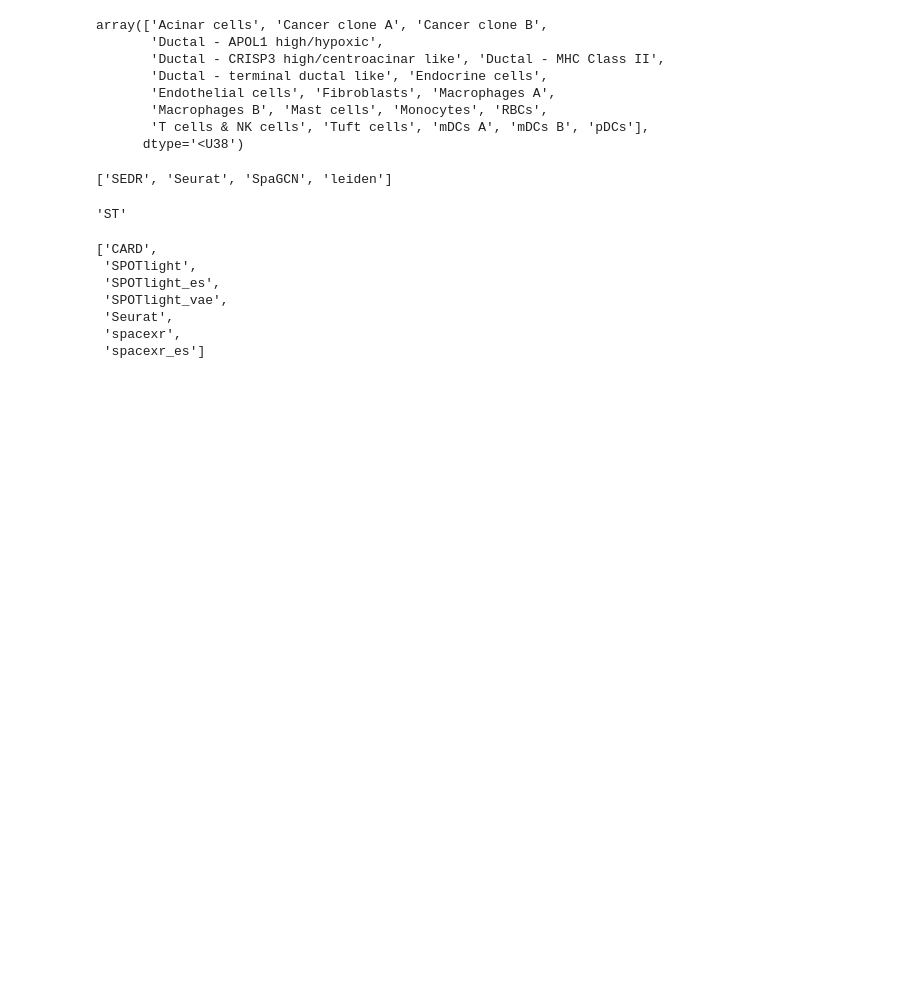
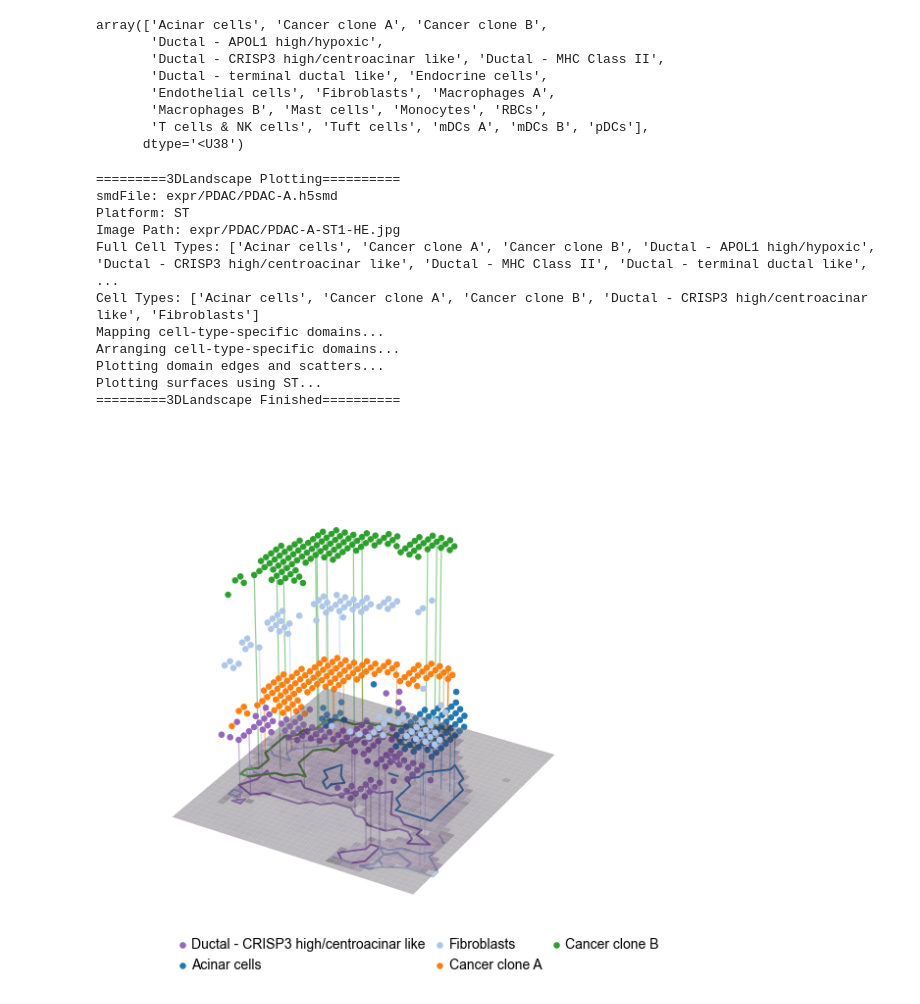
Before and after one commit to newmana/Despot, a Jupyter notebook: expr/PDAC/PDAC-A.ipynb, the cells around one changed output. Saved outputs shown, nothing was run; the diff lists cells and outputs as text; code cells hidden in the pictures; blank space fills up the shorter version.

```diff
--- a/expr/PDAC/PDAC-A.ipynb
+++ b/expr/PDAC/PDAC-A.ipynb
@@ -82,21 +82,23 @@ array(['Acinar cells', 'Cancer clone A', 'Cancer clone B',
        'Macrophages B', 'Mast cells', 'Monocytes', 'RBCs',
        'T cells & NK cells', 'Tuft cells', 'mDCs A', 'mDCs B', 'pDCs'],
       dtype='<U38')
-# %%
-smd.get_clu_methods(spmat="SPCS_mat")
-# %% [output]
-['SEDR', 'Seurat', 'SpaGCN', 'leiden']
-# %%
-smd.get_platform()
-# %% [output]
-'ST'
-# %%
-smd.get_dcv_methods(spmat="matrix")
-# %% [output]
-['CARD',
- 'SPOTlight',
- 'SPOTlight_es',
- 'SPOTlight_vae',
- 'Seurat',
- 'spacexr',
- 'spacexr_es']
+# %%
+# 5. Show 3DLandscape of High-proportion cell-type-specific domains
+from utils.geo import Show_3D_landscape
+img = f"{cfg['imgPath']}/{cfg['imgName']}"
+spot3Ds = Show_3D_landscape(cfg["smdFile"], imgPath = img, alpha=20,save=False,
+                            cell_types=['Acinar cells', 'Cancer clone A', 'Cancer clone B',
+                                  'Ductal - CRISP3 high/centroacinar like', 'Fibroblasts'])
+# %% [output]
+=========3DLandscape Plotting==========
+smdFile: expr/PDAC/PDAC-A.h5smd
+Platform: ST
+Image Path: expr/PDAC/PDAC-A-ST1-HE.jpg
+Full Cell Types: ['Acinar cells', 'Cancer clone A', 'Cancer clone B', 'Ductal - APOL1 high/hypoxic', 'Ductal - CRISP3 high/centroacinar like', 'Ductal - MHC Class II', 'Ductal - terminal ductal like', ...
+Cell Types: ['Acinar cells', 'Cancer clone A', 'Cancer clone B', 'Ductal - CRISP3 high/centroacinar like', 'Fibroblasts']
+Mapping cell-type-specific domains...
+Arranging cell-type-specific domains...
+Plotting domain edges and scatters...
+Plotting surfaces using ST...
+=========3DLandscape Finished==========
+[figure, added]
```
Also changed, not shown: parts of 5 cells of this notebook, 1 other file.
